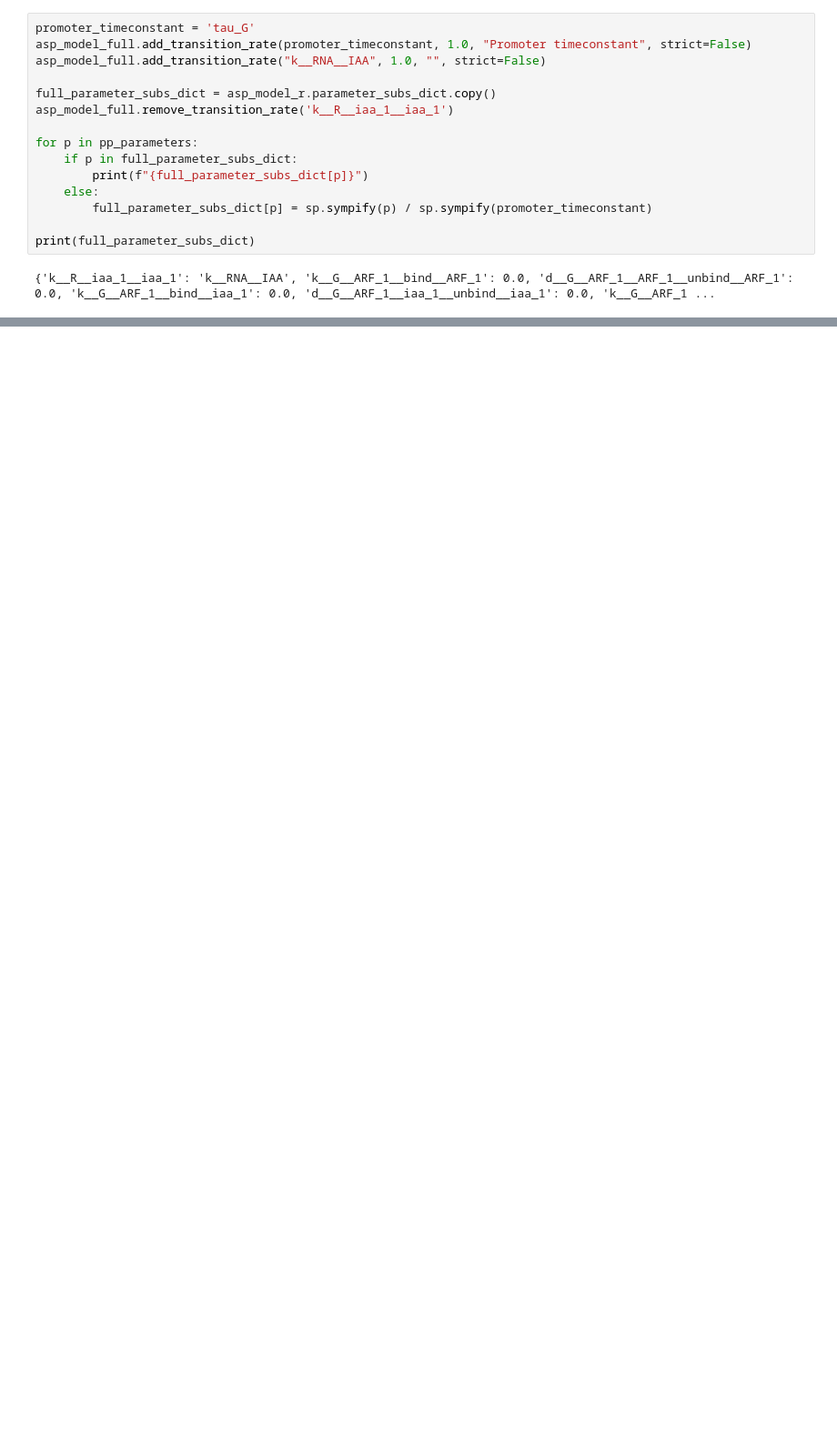
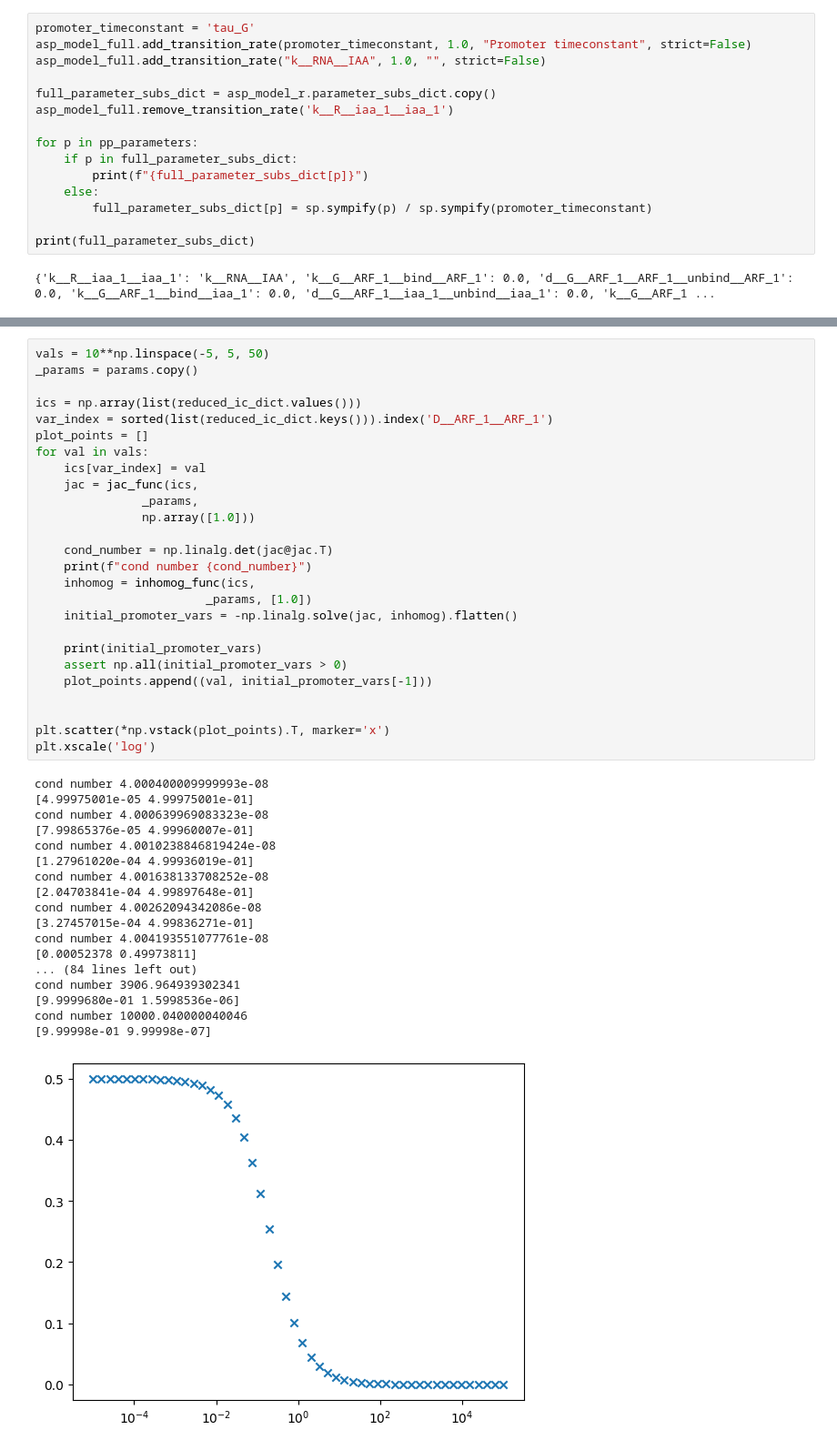
Before and after one commit to joeyshuttleworth/auxin_signalling_models, a Jupyter notebook: notebooks/degenerate_model_demonstration.ipynb, the cells around one changed output, grey strips where cells are left out. Shown at 91% size. Saved outputs shown, nothing was run; the diff lists cells and outputs as text; blank space fills up the shorter version.

```diff
--- a/notebooks/degenerate_model_demonstration.ipynb
+++ b/notebooks/degenerate_model_demonstration.ipynb
@@ -81,3 +86,48 @@ initial_promoter_vars = np.concatenate([[1.0 - initial_promoter_vars.sum()], ini
+# %%
+vals = 10**np.linspace(-5, 5, 50)
+_params = params.copy()
+
+ics = np.array(list(reduced_ic_dict.values()))
+var_index = sorted(list(reduced_ic_dict.keys())).index('D__ARF_1__ARF_1')
+plot_points = []
+for val in vals:
+    ics[var_index] = val
+    jac = jac_func(ics,
+               _params,
+               np.array([1.0]))
+
+    cond_number = np.linalg.det(jac@jac.T)
+    print(f"cond number {cond_number}")
+    inhomog = inhomog_func(ics,
+                        _params, [1.0])
+    initial_promoter_vars = -np.linalg.solve(jac, inhomog).flatten()
+
+    print(initial_promoter_vars)
+    assert np.all(initial_promoter_vars > 0)
+    plot_points.append((val, initial_promoter_vars[-1]))
+
+
+plt.scatter(*np.vstack(plot_points).T, marker='x')
+plt.xscale('log')
+# %% [output]
+cond number 4.000400009999993e-08
+[4.99975001e-05 4.99975001e-01]
+cond number 4.000639969083323e-08
+[7.99865376e-05 4.99960007e-01]
+cond number 4.0010238846819424e-08
+[1.27961020e-04 4.99936019e-01]
+cond number 4.001638133708252e-08
+[2.04703841e-04 4.99897648e-01]
+cond number 4.00262094342086e-08
+[3.27457015e-04 4.99836271e-01]
+cond number 4.004193551077761e-08
+[0.00052378 0.49973811]
+... (84 lines left out)
+cond number 3906.964939302341
+[9.9999680e-01 1.5998536e-06]
+cond number 10000.040000040046
+[9.99998e-01 9.99998e-07]
+[figure, added]
 # %%
 reduced_solver = asp_model_r.make_forward_solver()
 
```
Also changed, not shown: parts of 6 cells of this notebook.
